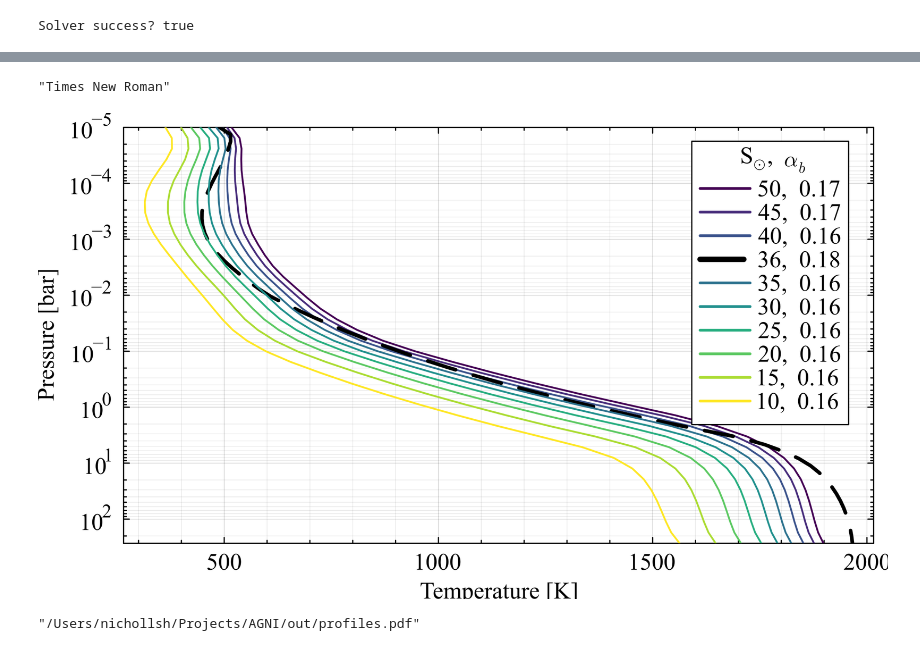
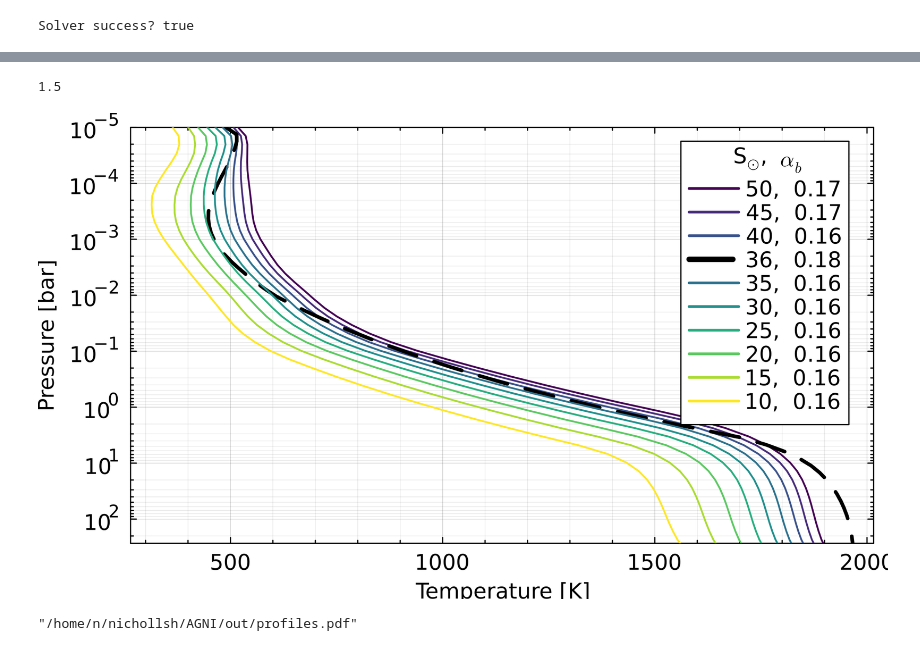
Before and after one commit to nichollsh/AGNI, a Jupyter notebook: misc/selsis.ipynb, the cells around one changed output, grey strips where cells are left out. Cells and saved outputs as stored; diff of their text form; code cells hidden in the pictures.

```diff
--- a/misc/selsis.ipynb
+++ b/misc/selsis.ipynb
@@ -17,5 +17,5 @@ sel_al = 0.18
 # %% [output]
 0.18
 # %%
-F_sun = 1.36e3
+F_sun = 1.3608e3
 # %% [output]
@@ -115,10 +116,11 @@ for (i,ins) in enumerate(ins_arr)
                                     latent=true,
                                     method=1,
                                     dx_max=500.0,        # Smaller steps
-                                    ls_method=1 ,
+                                    ls_method=2 ,
                                     save_frames=false, modplot=1,
                                     modprint=0,
-                                    conv_atol=0.1
+                                    conv_atol=1e-3,
+                                    perturb_all=true
                                     )
 
     # Store result
@@ -151,44 +153,40 @@ Done!
 # %%
 fs=12
 lw=1.5
-ff="Times New Roman"
 # %% [output]
-"Times New Roman"
+1.5
 # %%
 arr_P = atmos.pl .* 1.0e-5 # Convert Pa to bar
 ylims  = (arr_P[1], arr_P[end])
 yticks = 10.0 .^ round.(Int,range( log10(ylims[1]), stop=log10(ylims[2]), step=1))
 
 plt = plot(framestyle=:box, size=(700,400), dpi=300,
                 leg=:topright, legcolumn=-1,
-                tickfontsize=fs, tickfontfamily=ff,
-                guidefontsize=fs, guidefontfamily=ff,
-                legendfontfamily=ff, legendfontsize=fs,
-                legendtitlefontfamily=ff, legendtitlefontsize=fs,
+                tickfontsize=fs, guidefontsize=fs,legendfontsize=fs, legendtitlefontsize=fs,
                 leg_title=L"S$_{\odot}$,  $\alpha_b$")
 
 
 p = Plots.palette(:viridis, length(ins_arr))
 for (i,this_atm) in enumerate(atm_arr)
     plot!(plt, this_atm.tmpl, this_atm.pl* 1.0e-5, lc=p[i], linewidth=lw, label=@sprintf("%d,  %.2f",this_atm.instellation/F_sun, this_atm.flux_u_sw[1]/this_atm.flux_d_sw[1]))
 
     if (i < length(ins_arr))
         if (ins_arr[i] < sel_s0 < ins_arr[i+1]) || (ins_arr[i+1] < sel_s0 < ins_arr[i])
             plot!(plt, sel_t, sel_p, lc="black", linestyle=:dash, label=@sprintf("%d,  %.2f", sel_s0, sel_al), linewidth=lw*2.0)
         end
     end
 end
 
 xlabel!(plt, "Temperature [K]")
 xaxis!(plt, minorgrid=true)
 ylabel!(plt, "Pressure [bar]")
 yflip!(plt)
 yaxis!(plt, yscale=:log10, ylims=ylims, yticks=yticks)
 display(plt)
 savefig(plt,joinpath(output_dir,"profiles.pdf"))
 # %% [output]
-[figure, old version]
+[figure, new version]
-"/Users/nichollsh/Projects/AGNI/out/profiles.pdf"
+"/home/n/nichollsh/AGNI/out/profiles.pdf"
 # %%
 for (i, atm) in enumerate(atm_arr)
     dump.write_ncdf(atm, joinpath(atm.OUT_DIR, "$i.nc"))
```
Also changed, not shown: parts of 4 cells of this notebook, 3 other files.
